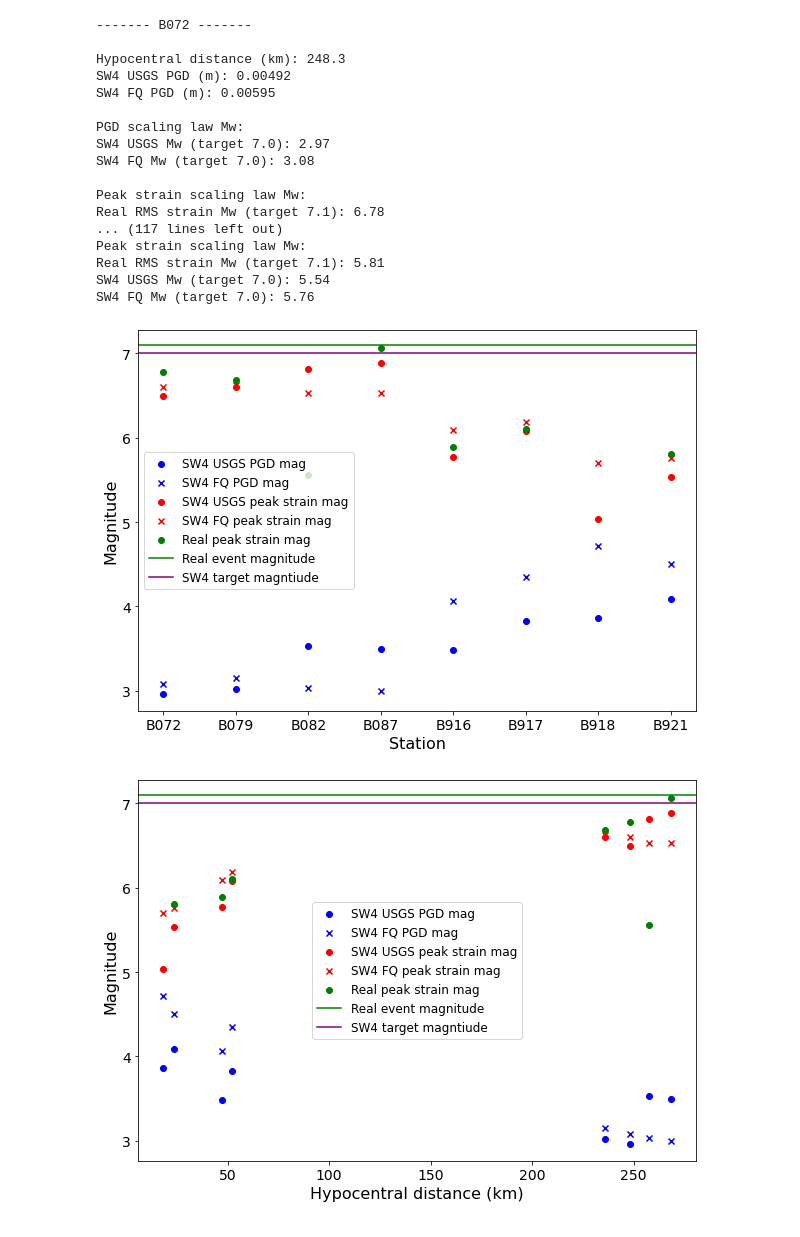
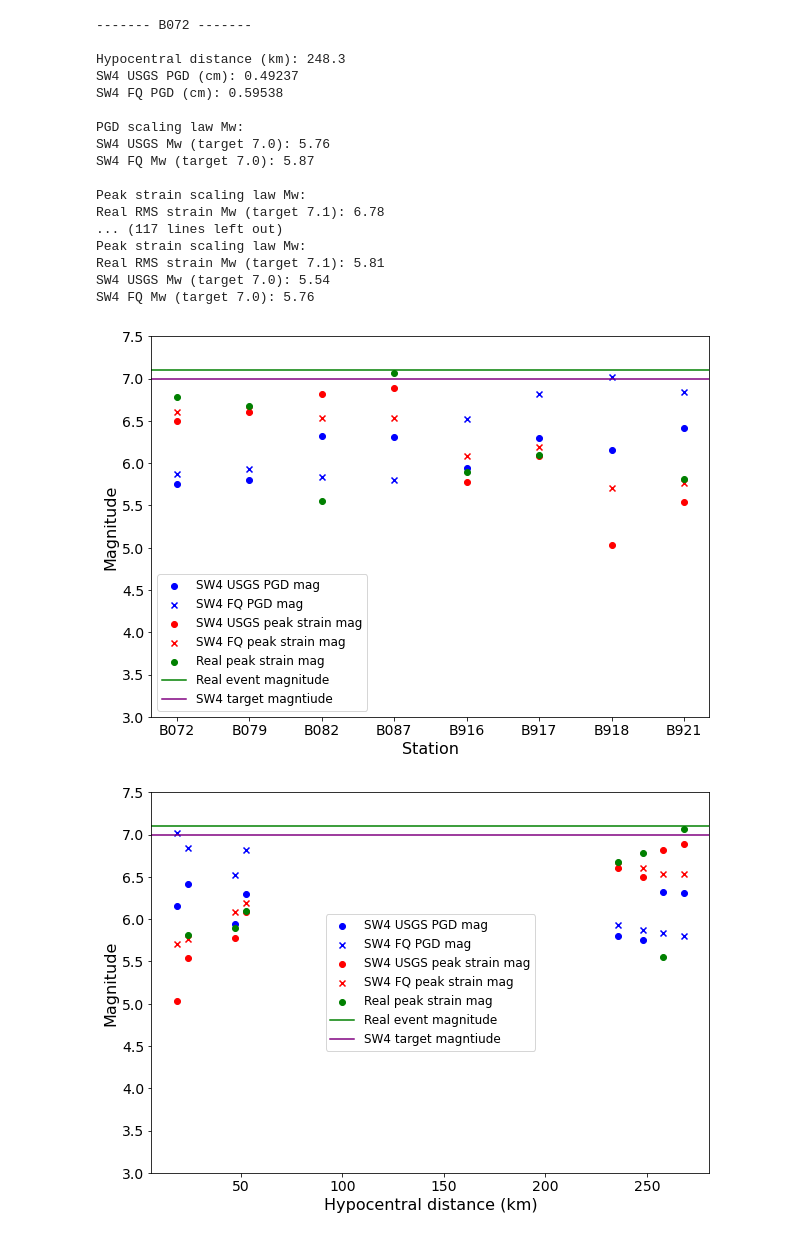
Before and after one commit to UO-Geophysics/sw4_strain, a Jupyter notebook: PGD_and_PS_magnitude_checks.ipynb, the cells around one changed output. Saved outputs shown, nothing was run; the diff lists cells and outputs as text; code cells hidden in the pictures.

```diff
--- a/PGD_and_PS_magnitude_checks.ipynb
+++ b/PGD_and_PS_magnitude_checks.ipynb
@@ -69,16 +69,16 @@ for i in range(len(stas_sub.BNUM.values)):
     y_usgs = disp_usgs.y.values
     z_usgs = disp_usgs.z.values
 
-    pgd_usgs = max(np.sqrt(x_usgs**2 + y_usgs**2 + z_usgs**2))
+    pgd_usgs = max(np.sqrt(x_usgs**2 + y_usgs**2 + z_usgs**2)) * 100
 
     x_fq = disp_fq.x.values
     y_fq = disp_fq.y.values
     z_fq = disp_fq.z.values
 
-    pgd_fq = max(np.sqrt(x_fq**2 + y_fq**2 + z_fq**2))
+    pgd_fq = max(np.sqrt(x_fq**2 + y_fq**2 + z_fq**2)) * 100
 
-    print('SW4 USGS PGD (m): ' + str(round(pgd_usgs,5)))
-    print('SW4 FQ PGD (m): ' + str(round(pgd_fq,5)))
+    print('SW4 USGS PGD (cm): ' + str(round(pgd_usgs,5)))
+    print('SW4 FQ PGD (cm): ' + str(round(pgd_fq,5)))
 
     # Calculate Mw from PGD scaling law (Crowell et al., 2013; Melgar et al., 2015)
     print('')
@@ -149,12 +149,12 @@ for i in range(len(stas_sub.BNUM.values)):
 ------- B072 -------
 
 Hypocentral distance (km): 248.3
-SW4 USGS PGD (m): 0.00492
-SW4 FQ PGD (m): 0.00595
+SW4 USGS PGD (cm): 0.49237
+SW4 FQ PGD (cm): 0.59538
 
 PGD scaling law Mw:
-SW4 USGS Mw (target 7.0): 2.97
-SW4 FQ Mw (target 7.0): 3.08
+SW4 USGS Mw (target 7.0): 5.76
+SW4 FQ Mw (target 7.0): 5.87
 
 Peak strain scaling law Mw:
 Real RMS strain Mw (target 7.1): 6.78
@@ -166,18 +166,19 @@ SW4 FQ Mw (target 7.0): 5.76
 # %%
 plt.figure(figsize = (10,7))
 plt.scatter(rc_stas_sub, usgs_pgd_mags, color = 'blue', label = 'SW4 USGS PGD mag')
 plt.scatter(rc_stas_sub, fq_pgd_mags, marker = 'x', color = 'blue', label = 'SW4 FQ PGD mag')
 plt.scatter(rc_stas_sub, usgs_ps_mags, color = 'red', label = 'SW4 USGS peak strain mag')
 plt.scatter(rc_stas_sub, fq_ps_mags, marker = 'x', color = 'red', label = 'SW4 FQ peak strain mag')
 plt.scatter(rc_stas_sub, real_ps_mags, color = 'green', label = 'Real peak strain mag')
 plt.axhline(7.1, color = 'green', label = 'Real event magnitude')
 plt.axhline(7.0, color = 'purple', label = 'SW4 target magntiude')
 plt.ylabel('Magnitude', fontsize = 16)
 plt.xlabel('Station', fontsize = 16)
 plt.tick_params(labelsize = 14)
-plt.legend(loc = 'center left', fontsize = 12);
+plt.ylim(3,7.5)
+plt.legend(loc = 'lower left', fontsize = 12);
 # %% [output]
-[figure, old version]
+[figure, new version]
 # %%
 plt.figure(figsize = (10,7))
 plt.scatter(hypdists, usgs_pgd_mags, color = 'blue', label = 'SW4 USGS PGD mag')
@@ -190,6 +191,7 @@ plt.axhline(7.0, color = 'purple', label = 'SW4 target magntiude')
 plt.ylabel('Magnitude', fontsize = 16)
 plt.xlabel('Hypocentral distance (km)', fontsize = 16)
 plt.tick_params(labelsize = 14)
+plt.ylim(3,7.5)
 plt.legend(loc = 'center', fontsize = 12);
 # %% [output]
-[figure, old version]
+[figure, new version]
```
Also changed, not shown: 1 other file.
